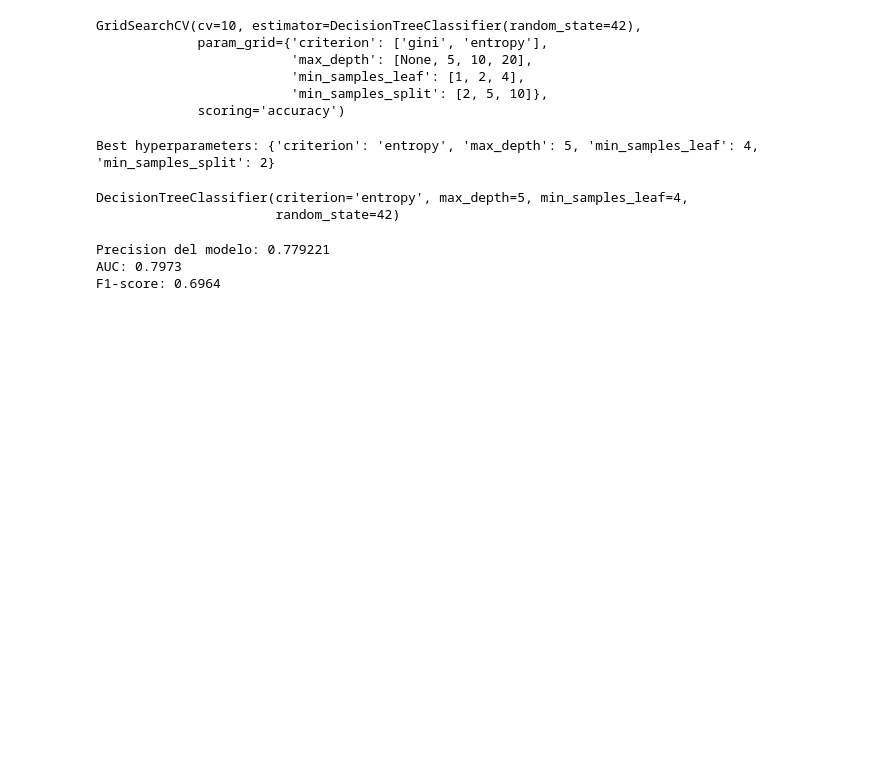
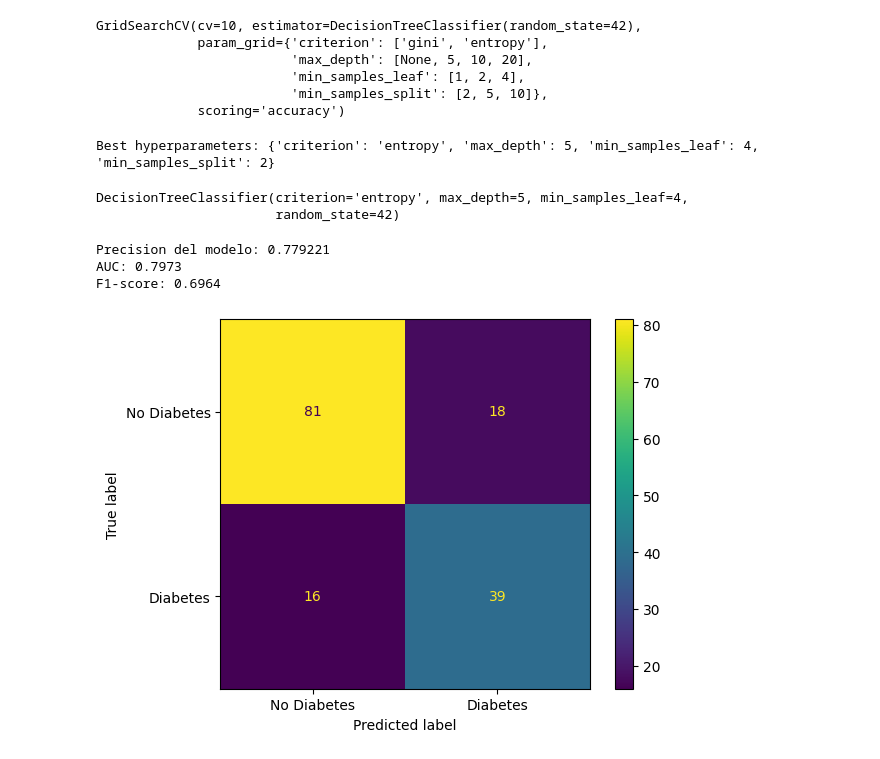
Before and after one commit to 4GeeksAcademy/Gonz3092-Proyecto_arboles_de_desicion-4geeks, a Jupyter notebook: src/explore.ipynb, the cells around one changed output. Cells and saved outputs as stored; diff of their text form; code cells hidden in the pictures; blank space fills up the shorter version.

Commit message:
Proyecto desicion tree - final

```diff
--- a/src/explore.ipynb
+++ b/src/explore.ipynb
@@ -149,7 +149,13 @@ print(f"Best hyperparameters: {grid.best_params_}")
 # %% [output]
 Best hyperparameters: {'criterion': 'entropy', 'max_depth': 5, 'min_samples_leaf': 4, 'min_samples_split': 2}
 # %%
-tree_model = DecisionTreeClassifier(criterion = "entropy", max_depth = 5, min_samples_leaf = 4, min_samples_split = 2, random_state = 42)
+tree_model = DecisionTreeClassifier(
+    criterion="entropy",
+    max_depth=5,
+    min_samples_leaf=4,
+    min_samples_split=2,
+    random_state=42
+)
 tree_model.fit(X_train, y_train)
 # %% [output]
 DecisionTreeClassifier(criterion='entropy', max_depth=5, min_samples_leaf=4,
@@ -169,3 +175,9 @@ print(f"F1-score: {f1:.4f}")
 Precision del modelo: 0.779221
 AUC: 0.7973
 F1-score: 0.6964
+# %%
+cm = confusion_matrix(y_test, y_pred)
+ConfusionMatrixDisplay(cm, display_labels=['No Diabetes', 'Diabetes']).plot()
+plt.show()
+# %% [output]
+[figure, added]
```
Also changed, not shown: parts of 1 cell of this notebook.
